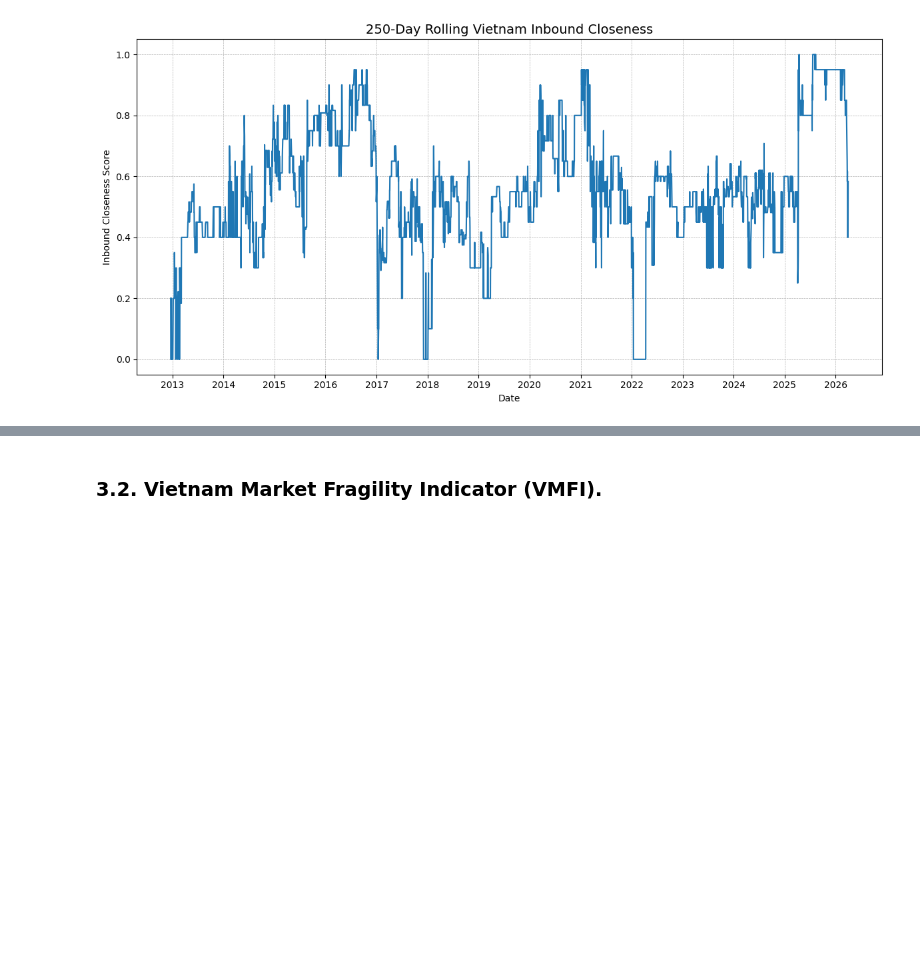
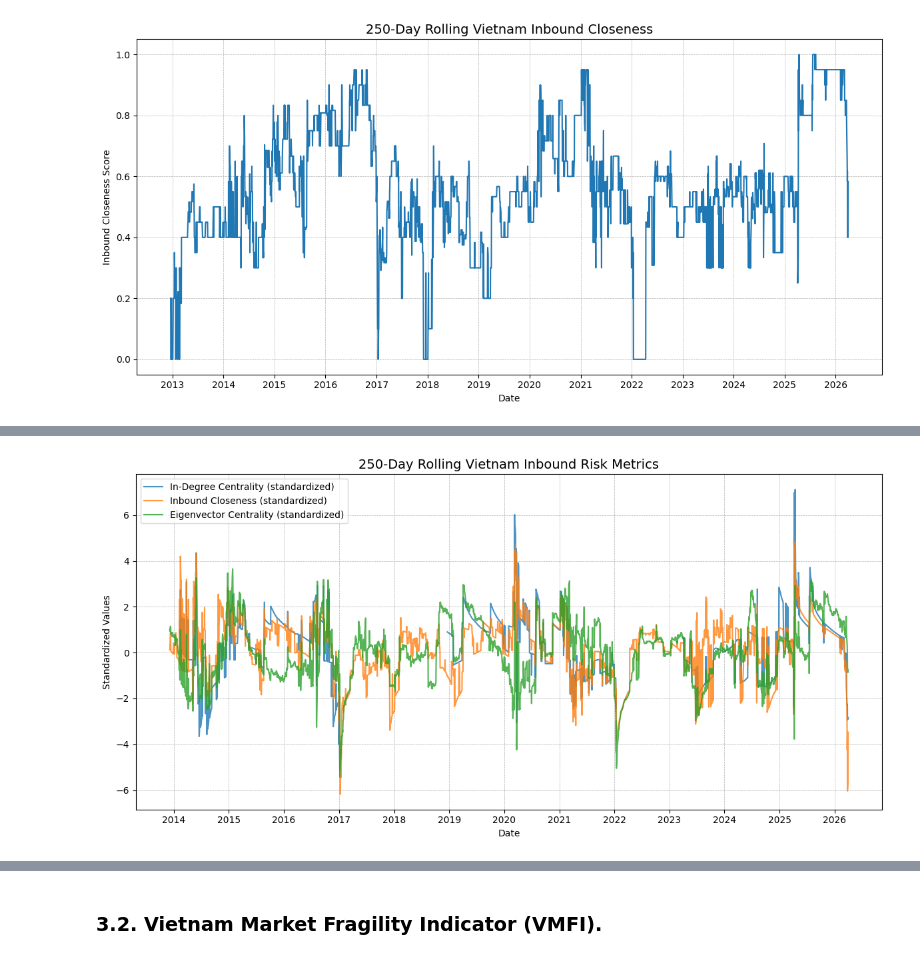
Before and after one commit to SebastianoDenegri/vietnam-systemic-risk-index, a Jupyter notebook: A_Systemic_Risk_Framework_for_the_Vietnamese_Market_a_Composite_Risk_Index_and_Financial_Stress_Prediction.ipynb, the cells around one changed output, grey strips where cells are left out. Cells and saved outputs as stored; diff of their text form; code cells hidden in the pictures; blank space fills up the shorter version.

```diff
--- a/A_Systemic_Risk_Framework_for_the_Vietnamese_Market_a_Composite_Risk_Index_and_Financial_Stress_Prediction.ipynb
+++ b/A_Systemic_Risk_Framework_for_the_Vietnamese_Market_a_Composite_Risk_Index_and_Financial_Stress_Prediction.ipynb
@@ -1108,0 +1114,19 @@ plt.show()
+# %%
+vn_inbound_metrics =  pd.concat([in_degree, inbound_closeness, eigen_vn], axis=1)
+vn_inbound_metrics_std = (vn_inbound_metrics- vn_inbound_metrics.rolling(250).mean()) / vn_inbound_metrics.rolling(250).std()
+fig, ax1 = plt.subplots(figsize=(12, 6))
+plt.plot(vn_inbound_metrics_std['in_connections'], label='In-Degree Centrality (standardized)', alpha=0.8)
+plt.plot(vn_inbound_metrics_std['inbound_closeness'], label='Inbound Closeness (standardized)', alpha=0.8)
+plt.plot(vn_inbound_metrics_std['vn_loading'], label='Eigenvector Centrality (standardized)', alpha=0.8)
+plt.title('250-Day Rolling Vietnam Inbound Risk Metrics', fontsize=14)
+plt.xlabel('Date')
+plt.ylabel('Standardized Values')
+plt.grid(True, linestyle='--', linewidth=.5)
+plt.legend()
+ax = plt.gca()
+ax.xaxis.set_major_locator(mdates.YearLocator(1))
+ax.xaxis.set_major_formatter(mdates.DateFormatter('%Y'))
+plt.tight_layout()
+plt.show()
+# %% [output]
+[figure, added]
```
Also changed, not shown: parts of 15 cells of this notebook.
